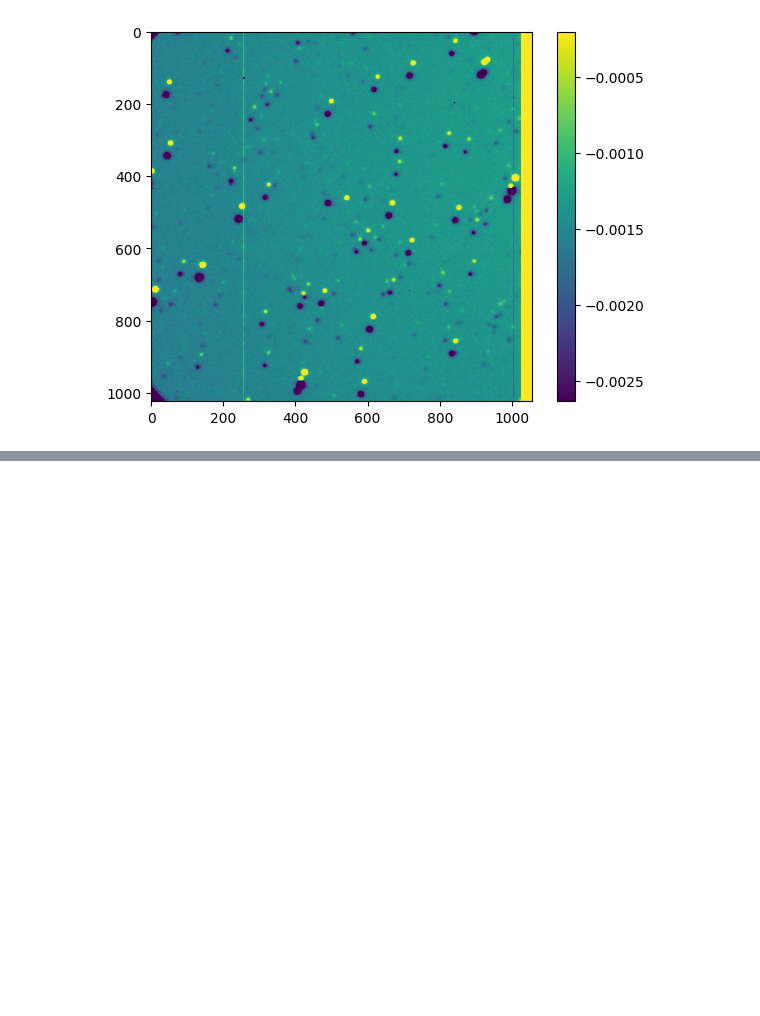
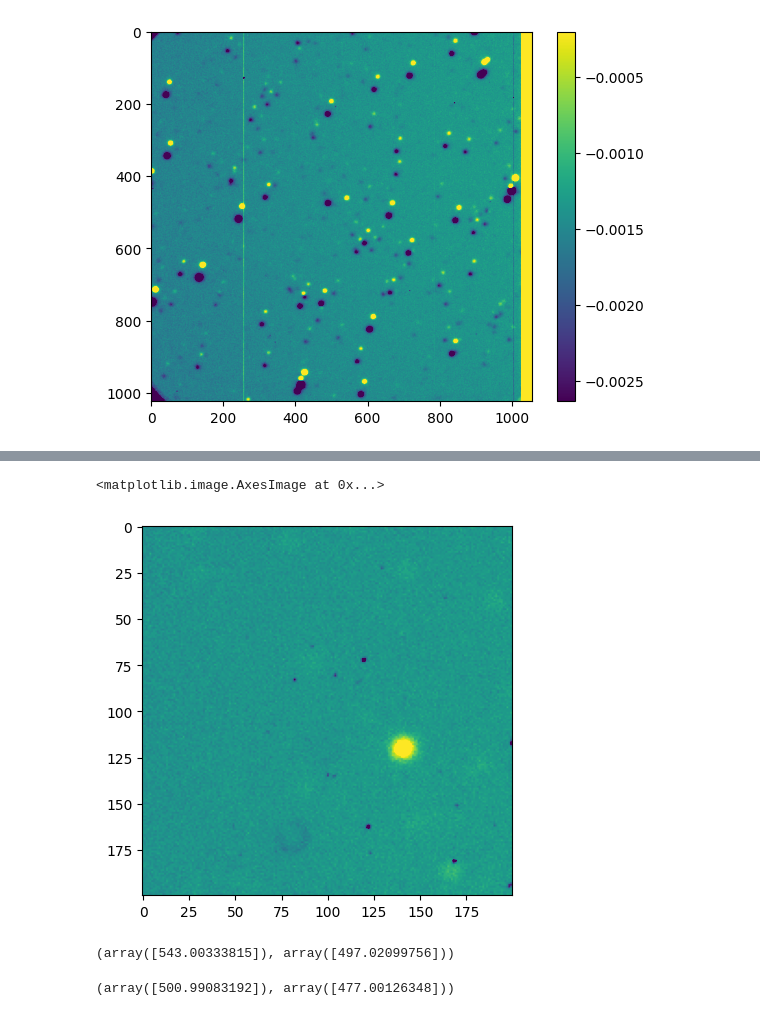
Before and after one commit to askemer/ASTR257_2024, a Jupyter notebook: student_work/adityars/pluto.ipynb, the cells around one changed output, grey strips where cells are left out. Drawn from its saved outputs; the diff is of its cells as text; code cells hidden in the pictures; blank space fills up the shorter version.

```diff
--- a/student_work/adityars/pluto.ipynb
+++ b/student_work/adityars/pluto.ipynb
@@ -59,0 +117,14 @@ plt.colorbar()
+# %%
+vmin1, vmax1 = getlims(science1_offset)
+plt.imshow(sci1_crop, vmin=vmin1, vmax=vmax1)
+# %% [output]
+<matplotlib.image.AxesImage at 0x...>
+[figure, added]
+# %%
+centroid_sources(science0_offset, x0_pluto, y0_pluto)
+# %% [output]
+(array([543.00333815]), array([497.02099756]))
+# %%
+centroid_sources(science1_offset, x1_pluto, y1_pluto)
+# %% [output]
+(array([500.99083192]), array([477.00126348]))
```
Also changed, not shown: parts of 12 cells of this notebook, 4 other files.
